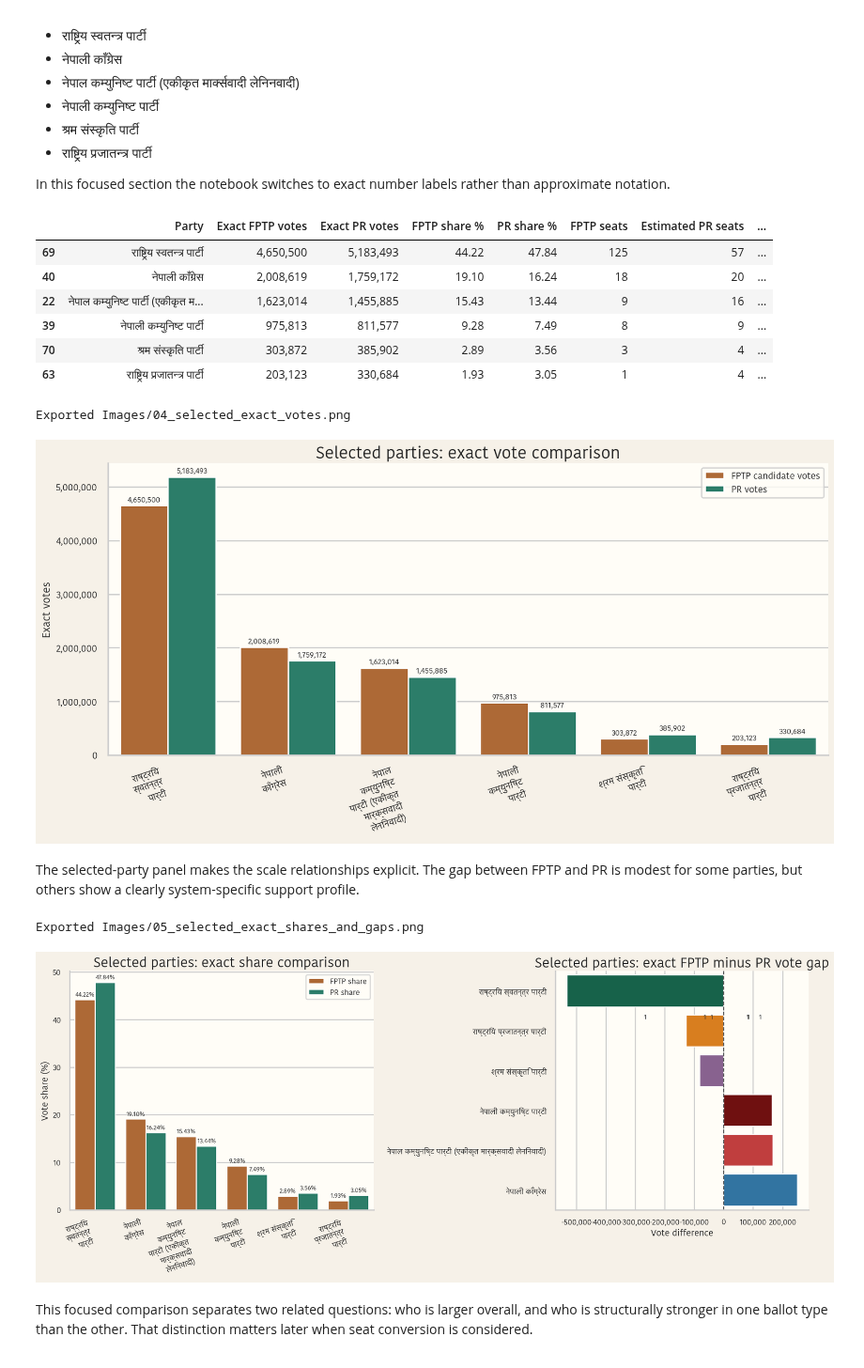
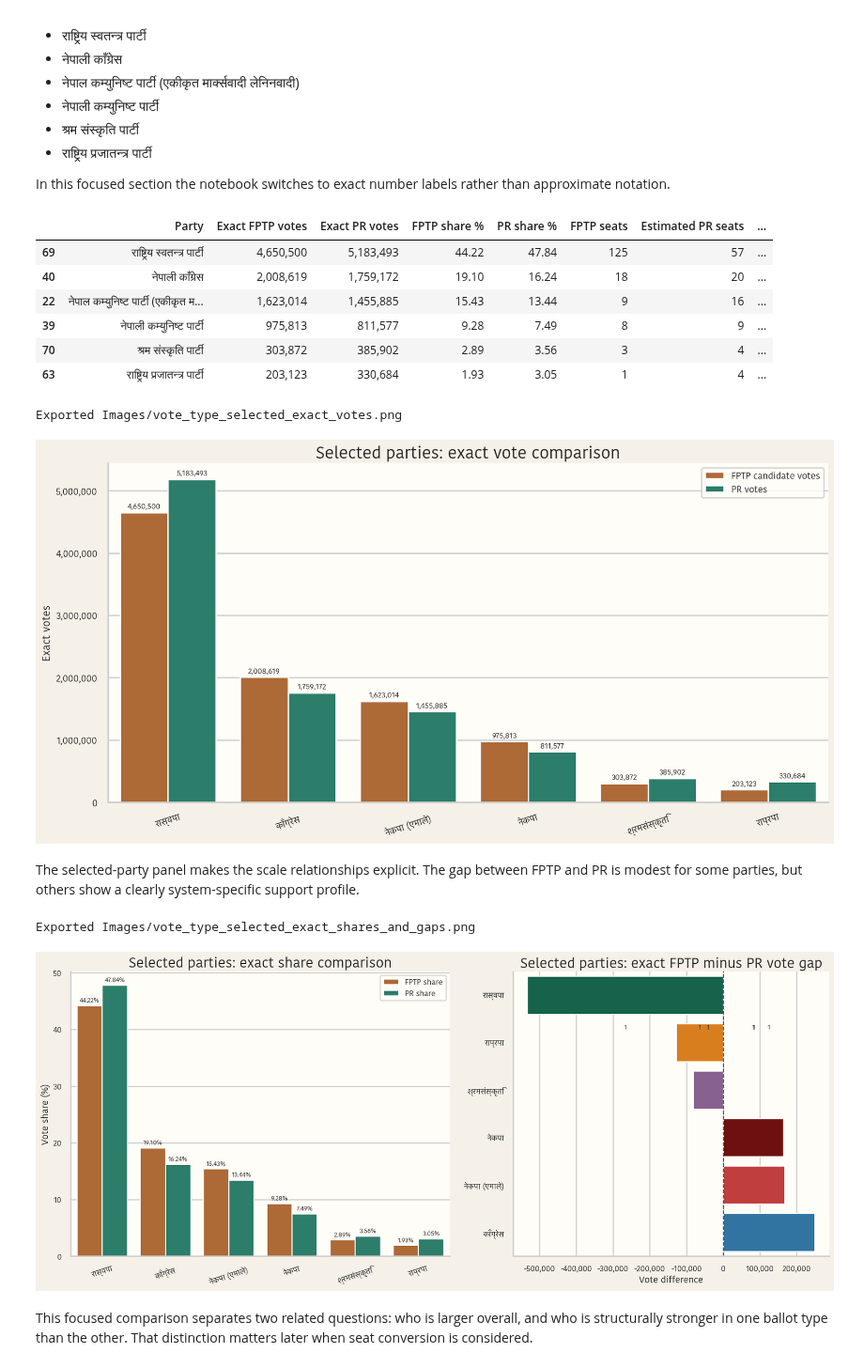
Before and after one commit to 3028Bikalpa/Election82_data_analysis, a Jupyter notebook: Codes/vote_type_comparison.ipynb, the cells around one changed output. Shown at 94% size. Cells and saved outputs as stored; diff of their text form; code cells hidden in the pictures.

```diff
--- a/Codes/vote_type_comparison.ipynb
+++ b/Codes/vote_type_comparison.ipynb
@@ -666,8 +996,10 @@ display(selected_dashboard.style.format({
     "FPTP minus PR votes": "{:+,.0f}",
 }))
 
+selected_party_view["party_display"] = selected_party_view["party_name"].map(axis_party_label)
+
 selected_votes_long = selected_party_view.melt(
-    id_vars=["party_name"],
+    id_vars=["party_name", "party_display"],
     value_vars=["fptp_votes", "pr_votes"],
     var_name="vote_type",
     value_name="votes",
@@ -680,7 +1012,7 @@ selected_votes_long["vote_type"] = selected_votes_long["vote_type"].map({
 fig, ax = plt.subplots(figsize=(13.5, 7))
 sns.barplot(
     data=selected_votes_long,
-    x="party_name",
+    x="party_display",
     y="votes",
     hue="vote_type",
     palette={"FPTP candidate votes": "#c16622", "PR votes": "#1f8a70"},
@@ -689,7 +1021,7 @@ sns.barplot(
 ax.set_title("Selected parties: exact vote comparison")
 ax.set_xlabel("")
 ax.set_ylabel("Exact votes")
-ax.set_xticklabels([wrap_text(x, 14) for x in selected_party_view["party_name"]], rotation=18, ha="right")
+ax.tick_params(axis="x", rotation=18)
 ax.yaxis.set_major_formatter(FuncFormatter(lambda x, pos: f"{int(x):,}"))
 ax.legend(title="")
 for container in ax.containers:
@@ -697,7 +1029,7 @@ for container in ax.containers:
     ax.bar_label(container, labels=labels, padding=3, fontsize=9)
 sns.despine()
 plt.tight_layout()
-export_figure(fig, "04_selected_exact_votes.png")
+export_figure(fig, "vote_type_selected_exact_votes.png")
 plt.show()
 # %% [output]
 |  | Party | Exact FPTP votes | Exact PR votes | FPTP share % | PR share % | FPTP seats | Estimated PR seats | ... |
@@ -707,13 +1039,14 @@ plt.show()
 | 39 | नेपाली कम्युनिष्ट पार्टी | 975,813 | 811,577 | 9.28 | 7.49 | 8 | 9 | ... |
 | 70 | श्रम संस्कृति पार्टी | 303,872 | 385,902 | 2.89 | 3.56 | 3 | 4 | ... |
 | 63 | राष्ट्रिय प्रजातन्त्र पार्टी | 203,123 | 330,684 | 1.93 | 3.05 | 1 | 4 | ... |
-Exported Images/04_selected_exact_votes.png
+Exported Images/vote_type_selected_exact_votes.png
-[figure, old version]
+[figure, new version]
 # %% [markdown]
 The selected-party panel makes the scale relationships explicit. The gap between FPTP and PR is modest for some parties, but others show a clearly system-specific support profile.
 # %%
+selected_party_view["party_display"] = selected_party_view["party_name"].map(axis_party_label)
 selected_share_long = selected_party_view.melt(
-    id_vars=["party_name"],
+    id_vars=["party_name", "party_display"],
     value_vars=["fptp_share_pct", "pr_share_pct"],
     var_name="share_type",
     value_name="share_pct",
@@ -727,43 +1060,43 @@ fig, axes = plt.subplots(1, 2, figsize=(16, 7), gridspec_kw={"width_ratios": [1.
 
 sns.barplot(
     data=selected_share_long,
-    x="party_name",
+    x="party_display",
     y="share_pct",
     hue="share_type",
     palette={"FPTP share": "#c16622", "PR share": "#1f8a70"},
     ax=axes[0],
 )
 axes[0].set_title("Selected parties: exact share comparison")
 axes[0].set_xlabel("")
 axes[0].set_ylabel("Vote share (%)")
-axes[0].set_xticklabels([wrap_text(x, 14) for x in selected_party_view["party_name"]], rotation=18, ha="right")
+axes[0].tick_params(axis="x", rotation=18)
 axes[0].legend(title="")
 for container in axes[0].containers:
     labels = [f"{bar.get_height():.2f}%" for bar in container]
     axes[0].bar_label(container, labels=labels, padding=3, fontsize=9)
 
-delta_view = selected_party_view[["party_name", "system_difference_votes"]].sort_values("system_difference_votes")
+delta_view = selected_party_view[["party_name", "party_display", "system_difference_votes"]].sort_values("system_difference_votes")
 sns.barplot(
     data=delta_view,
     x="system_difference_votes",
-    y="party_name",
+    y="party_display",
     palette=[get_party_color(p) for p in delta_view["party_name"]],
     ax=axes[1],
 )
 axes[1].axvline(0, color="#444444", linestyle="--", linewidth=1.4)
 axes[1].set_title("Selected parties: exact FPTP minus PR vote gap")
 axes[1].set_xlabel("Vote difference")
 axes[1].set_ylabel("")
 axes[1].xaxis.set_major_formatter(FuncFormatter(lambda x, pos: f"{int(x):,}"))
 annotate_bars(axes[1], fmt="exact", fontsize=9)
 
 sns.despine()
 plt.tight_layout()
-export_figure(fig, "05_selected_exact_shares_and_gaps.png")
+export_figure(fig, "vote_type_selected_exact_shares_and_gaps.png")
 plt.show()
 # %% [output]
-Exported Images/05_selected_exact_shares_and_gaps.png
+Exported Images/vote_type_selected_exact_shares_and_gaps.png
-[figure, old version]
+[figure, new version]
 # %% [markdown]
 This focused comparison separates two related questions: who is larger overall, and who is structurally stronger in one ballot type than the other. That distinction matters later when seat conversion is considered.
 # %% [markdown]
```
Also changed, not shown: parts of 16 cells of this notebook, 33 other files.
